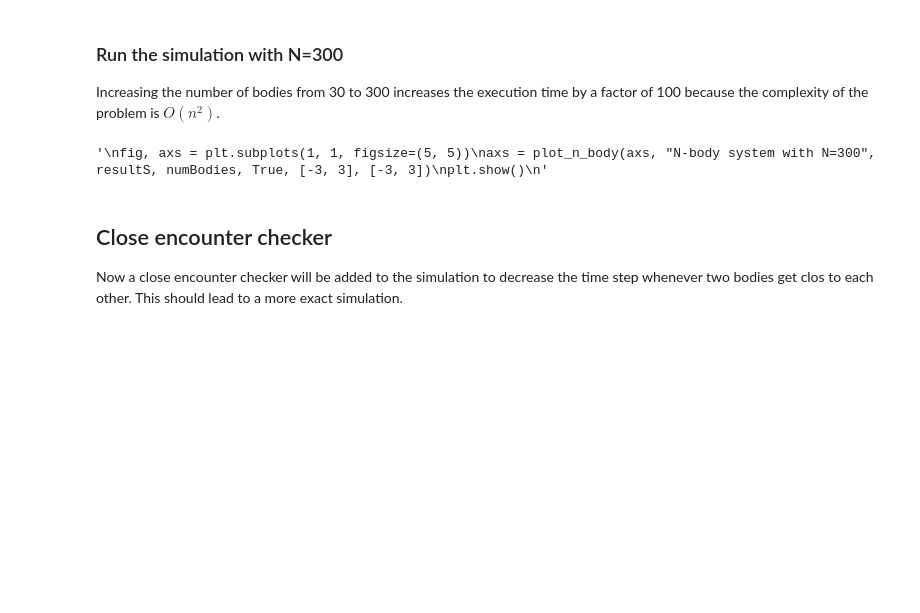
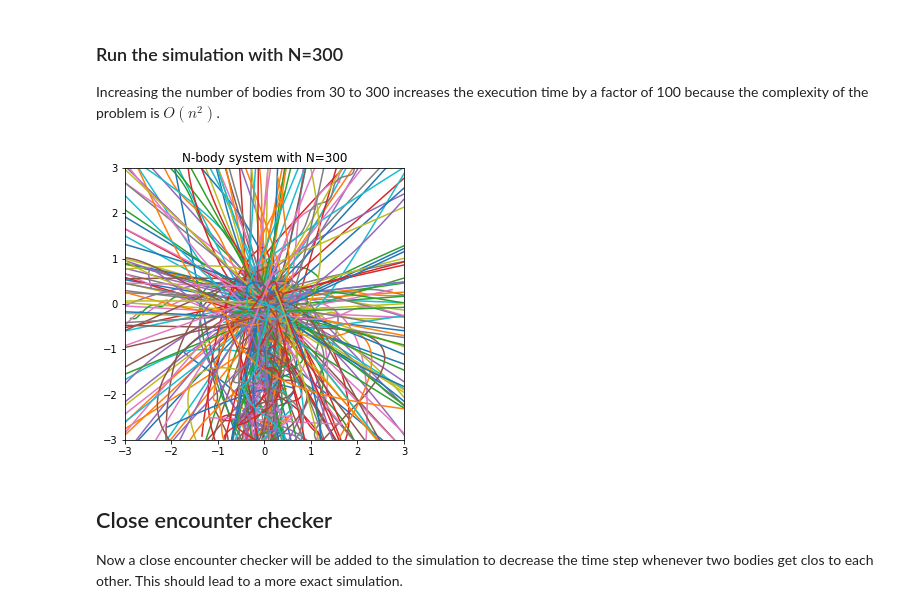
Before and after one commit to hluedemann/FundamentalsSimulationMethods, a Jupyter notebook: exercise3/hauke/N-BodyProblem.ipynb, the cells around one changed output. Drawn from its saved outputs; the diff is of its cells as text; code cells hidden in the pictures; blank space fills up the shorter version.

```diff
--- a/exercise3/hauke/N-BodyProblem.ipynb
+++ b/exercise3/hauke/N-BodyProblem.ipynb
@@ -183,22 +200,5 @@ In this section 30 random bodies will be simulated. The same simulation will be
 # %%
-# Get a random point in the unitsphere
-def getPoint():
-
-    while True:
-        a = np.random.uniform(-1, 1, 3)
-
-        if(np.dot(a, a)**(1/2) <= 1):
-            return a
-
-# Get a random relocity with |v| <= 0.1
-def getVelocity():
-
-    while True:
-        a = np.random.uniform(-1, 1, 3)
-
-        if(np.dot(a, a)**(1/2) <= 0.1):
-            return a
-
+# Do the simulations for different random seed
 
 dt = 0.01
 numBodies = 30
@@ -209,19 +209,15 @@ m = np.ones(numBodies)
 s_init = np.zeros([numBodies, 3])
 v_init = np.zeros([numBodies, 3])
 
+fig, axs = plt.subplots(2, 3, figsize=(15, 10))
 
-
-
-
-resultS, resultV = leapFrog(acc, s_init, v_init, dt, numBodies, numSteps, m)
-
-fig, axs = plt.subplots(2, 3, figsize=(15, 10))
 i = 0
 j= 0
 for k in range(6):
 
+    np.random.seed(k)
+
     # Initialize the 30 random stars
-    np.random.seed(k)
     for l in range(numBodies):
         s_init[l,:] = getPoint()
         v_init[l,:] = getVelocity()
@@ -241,7 +237,7 @@ plt.show()
 Increasing the number of bodies from 30 to 300 increases the execution time by a factor of 100 because the complexity of the problem is $O(n^2)$.
 # %%
 dt = 0.01
-numBodies = 50
+numBodies = 300
 numSteps = int(5/dt)
 
 # Initial calues
@@ -256,17 +252,15 @@ for i in range(numBodies):
     v_init[i,:] = getVelocity()
 
 
-
-#resultS, resultV = leapFrog(acc, s_init, v_init, dt, numBodies, numSteps, m)
+resultS, resultV = leapFrog(acc, s_init, v_init, dt, numBodies, numSteps, m)
 # %%
 # Plot the result
-"""
+
 fig, axs = plt.subplots(1, 1, figsize=(5, 5))
 axs = plot_n_body(axs, "N-body system with N=300", resultS, numBodies, True, [-3, 3], [-3, 3])
 plt.show()
-"""
 # %% [output]
-'\nfig, axs = plt.subplots(1, 1, figsize=(5, 5))\naxs = plot_n_body(axs, "N-body system with N=300", resultS, numBodies, True, [-3, 3], [-3, 3])\nplt.show()\n'
+[figure, added]
 # %% [markdown]
 ## Close encounter checker
 Now a close encounter checker will be added to the simulation to decrease the time step whenever
```
Also changed, not shown: parts of 6 cells of this notebook, 5 other files.
